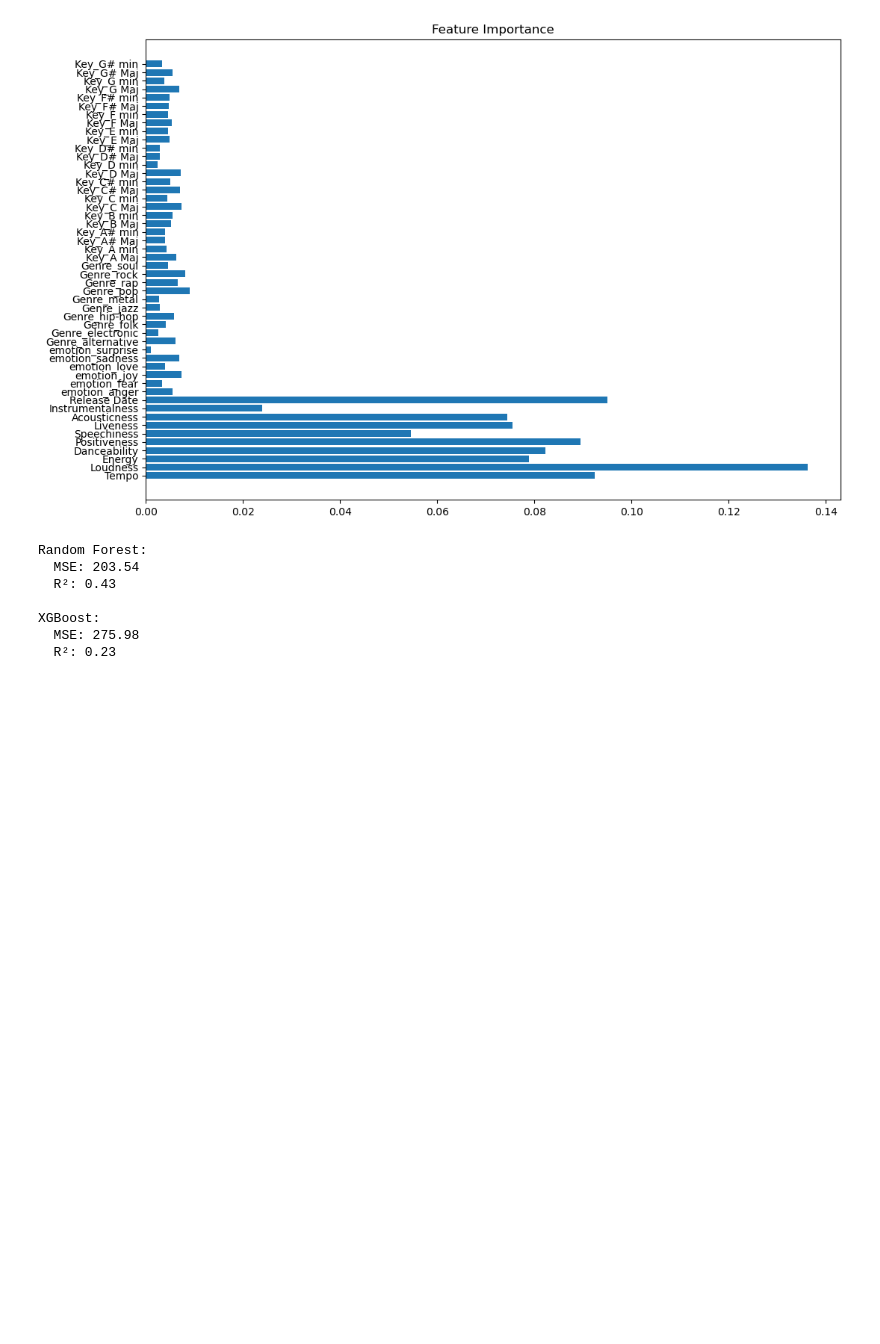
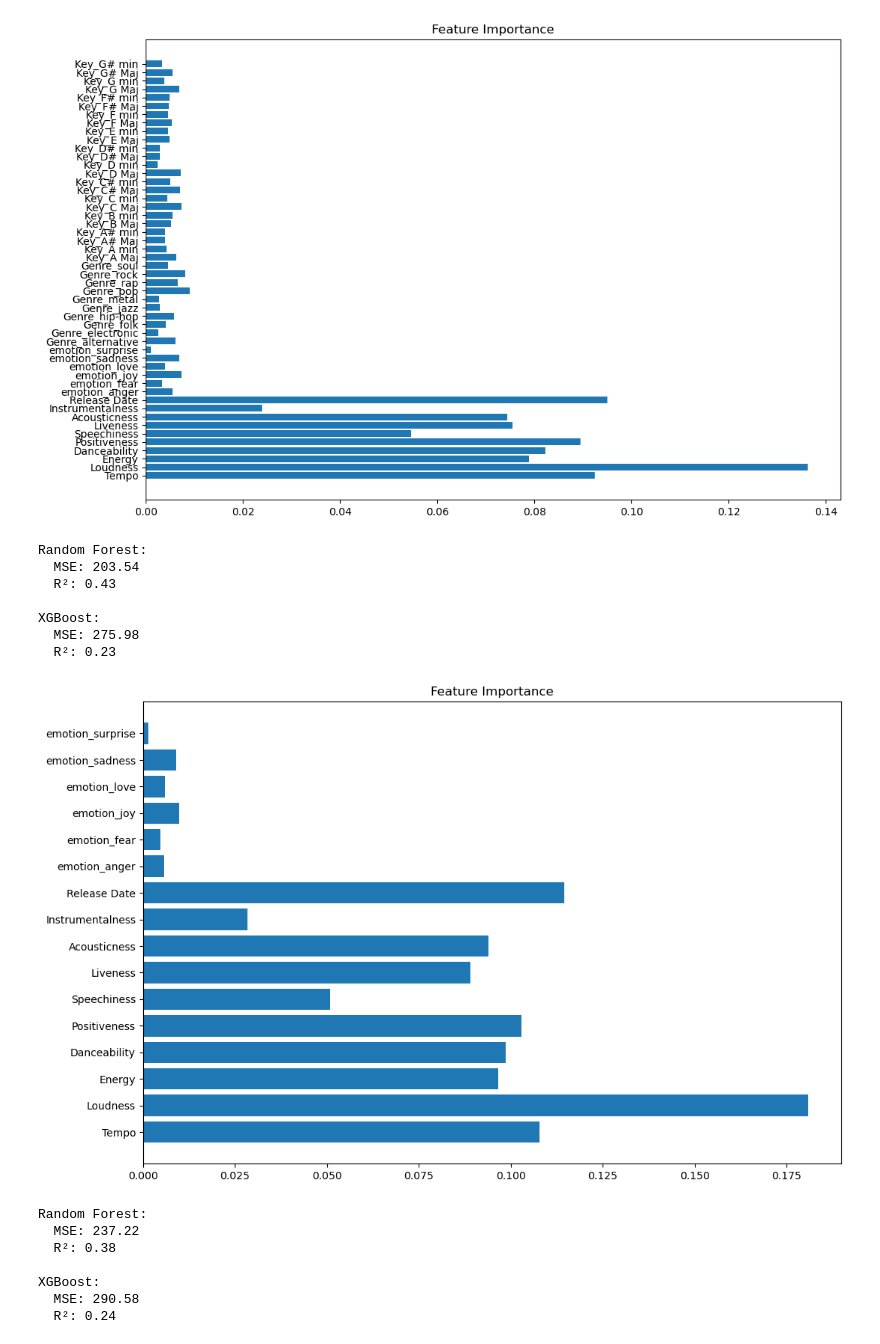
Before and after one commit to thaismarouelli/Data-Science-Project, a Jupyter notebook: Project Data Science/Spotify Project.ipynb, the cells around one changed output. Saved outputs shown, nothing was run; the diff lists cells and outputs as text; code cells hidden in the pictures; blank space fills up the shorter version.

```diff
--- a/Project Data Science/Spotify Project.ipynb
+++ b/Project Data Science/Spotify Project.ipynb
@@ -490,7 +490,7 @@ y = dataframe[target]
 categorical_features = ['emotion', 'Genre', 'Key']
 numeric_features = ['Tempo', 'Loudness', 'Energy', 'Danceability',
                    'Positiveness', 'Speechiness', 'Liveness',
-                   'Acousticness', 'Instrumentalness', 'Release Date']
+                   'Acousticness', 'Instrumentalness', 'Explicit', 'Release Date']
 
 preprocessor = ColumnTransformer(
     transformers=[
@@ -551,3 +551,81 @@ Random Forest:
 XGBoost:
   MSE: 275.98
   R²: 0.23
+# %%
+# Data preprocessing
+pop_df = dataframe[dataframe['Genre'] == 'pop']
+
+# Feature selection
+features_pop = ['emotion', 'Tempo', 'Loudness', 'Energy',
+            'Danceability', 'Positiveness', 'Speechiness', 'Liveness',
+            'Acousticness', 'Instrumentalness', 'Release Date']
+target_pop = 'Popularity'
+
+# Split data
+X = pop_df[features_pop]
+y = pop_df[target_pop]
+
+# Preprocessing pipeline
+categorical_features = ['emotion']
+numeric_features = ['Tempo', 'Loudness', 'Energy', 'Danceability',
+                   'Positiveness', 'Speechiness', 'Liveness',
+                   'Acousticness', 'Instrumentalness', 'Release Date']
+
+preprocessor = ColumnTransformer(
+    transformers=[
+        ('num', 'passthrough', numeric_features),
+        ('cat', OneHotEncoder(handle_unknown='ignore'), categorical_features)])
+
+# Models to try
+models = {
+    "Random Forest": RandomForestRegressor(n_estimators=100, random_state=42),
+    "XGBoost": xgb.XGBRegressor(objective='reg:squarederror', random_state=42)
+}
+# Train-test split
+X_train, X_test, y_train, y_test = train_test_split(
+    X, y, test_size=0.2, random_state=42)
+
+# Train and evaluate models
+results = {}
+for name, model in models.items():
+    pipeline = Pipeline(steps=[
+        ('preprocessor', preprocessor),
+        ('model', model)
+    ])
+
+    pipeline.fit(X_train, y_train)
+    y_pred = pipeline.predict(X_test)
+
+    mse = mean_squared_error(y_test, y_pred)
+    r2 = r2_score(y_test, y_pred)
+
+    results[name] = {'MSE': mse, 'R2': r2}
+
+    # Feature importance for Random Forest
+    if name == "Random Forest":
+        feature_names = (numeric_features +
+                         list(pipeline.named_steps['preprocessor']
+                         .named_transformers_['cat']
+                         .get_feature_names_out(categorical_features)))
+
+        importances = pipeline.named_steps['model'].feature_importances_
+        plt.figure(figsize=(12, 8))
+        plt.barh(feature_names, importances)
+        plt.title("Feature Importance")
+        plt.show()
+
+# Display results
+for model_name, metrics in results.items():
+    print(f"{model_name}:")
+    print(f"  MSE: {metrics['MSE']:.2f}")
+    print(f"  R²: {metrics['R2']:.2f}")
+    print()
+# %% [output]
+[figure, added]
+Random Forest:
+  MSE: 237.22
+  R²: 0.38
+
+XGBoost:
+  MSE: 290.58
+  R²: 0.24
```
Also changed, not shown: parts of 1 cell of this notebook.
